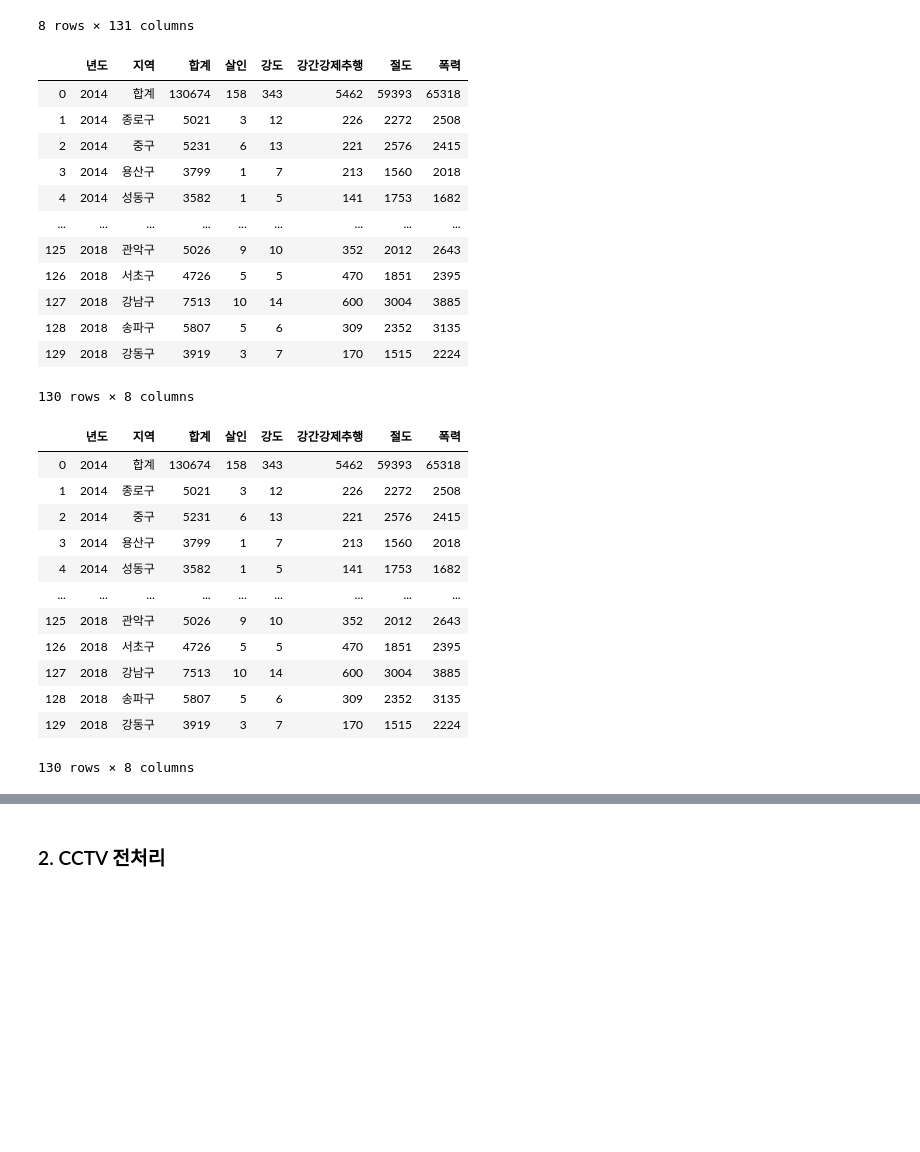
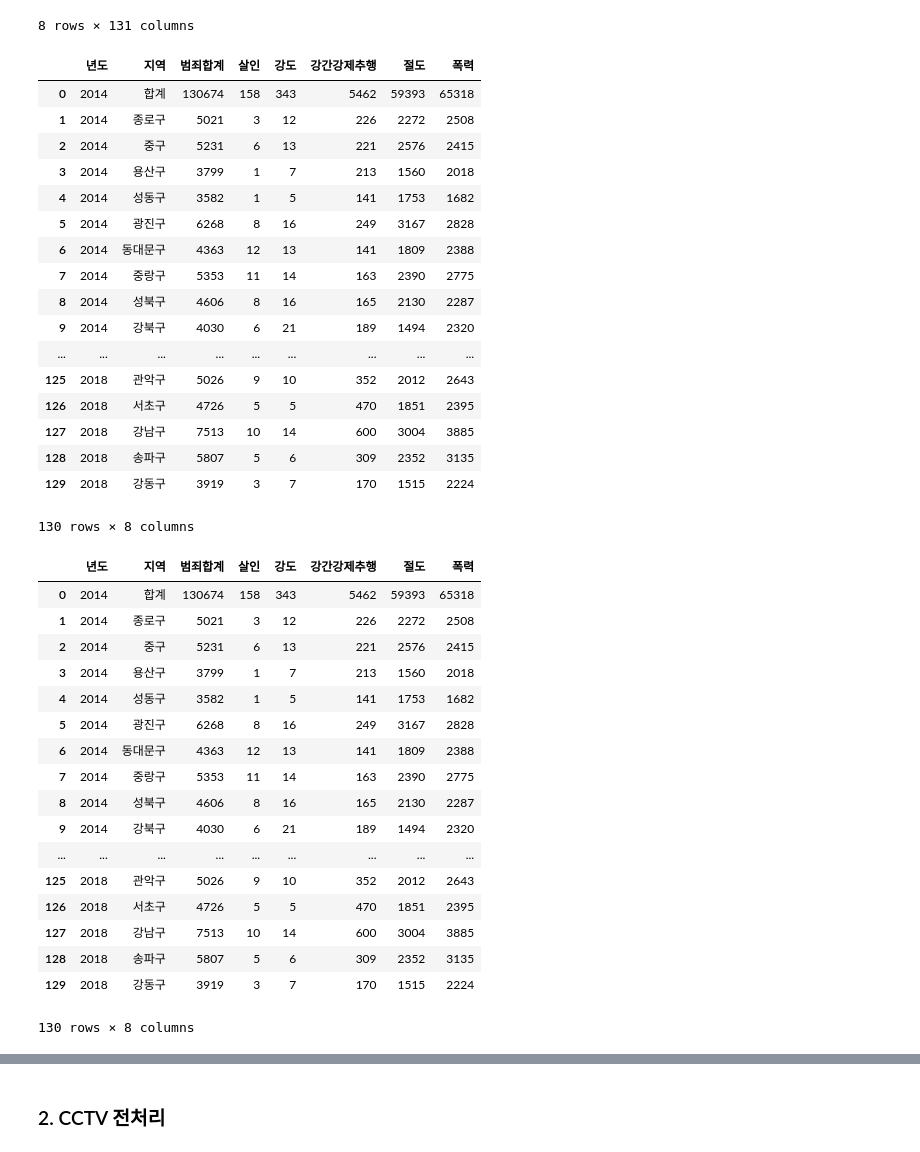
Before and after one commit to madfalc0n/Image-analysis-and-develope, a Jupyter notebook: project/first_project/project_v0.1.ipynb, the cells around one changed output, grey strips where cells are left out. Saved outputs shown, nothing was run; the diff lists cells and outputs as text; code cells hidden in the pictures; blank space fills up the shorter version.

```diff
--- a/project/first_project/project_v0.1.ipynb
+++ b/project/first_project/project_v0.1.ipynb
@@ -34,18 +33,24 @@ crime_list
 | 12 | 폭력 | 65318 | 2508 | 2415 | 2018 | 1682 | 2828 | 2388 | 2775 | 2287 | ... | ... |
 8 rows × 131 columns
 # %%
+#전치행렬 변환 및 컬럼 재정의
 t_crime_list = crime_list.T
-t_crime_list.columns = ['년도', '지역', '합계', '살인', '강도', '강간강제추행', '절도', '폭력']
+t_crime_list.columns = ['년도', '지역', '범죄합계', '살인', '강도', '강간강제추행', '절도', '폭력']
 t_crime_list.drop([0],axis=0, inplace = True)
 t_crime_list.reset_index(drop=True, inplace=True)
 t_crime_list
 # %% [output]
-|  | 년도 | 지역 | 합계 | 살인 | 강도 | 강간강제추행 | 절도 | 폭력 |
+|  | 년도 | 지역 | 범죄합계 | 살인 | 강도 | 강간강제추행 | 절도 | 폭력 |
 | 0 | 2014 | 합계 | 130674 | 158 | 343 | 5462 | 59393 | 65318 |
 | 1 | 2014 | 종로구 | 5021 | 3 | 12 | 226 | 2272 | 2508 |
 | 2 | 2014 | 중구 | 5231 | 6 | 13 | 221 | 2576 | 2415 |
 | 3 | 2014 | 용산구 | 3799 | 1 | 7 | 213 | 1560 | 2018 |
 | 4 | 2014 | 성동구 | 3582 | 1 | 5 | 141 | 1753 | 1682 |
+| 5 | 2014 | 광진구 | 6268 | 8 | 16 | 249 | 3167 | 2828 |
+| 6 | 2014 | 동대문구 | 4363 | 12 | 13 | 141 | 1809 | 2388 |
+| 7 | 2014 | 중랑구 | 5353 | 11 | 14 | 163 | 2390 | 2775 |
+| 8 | 2014 | 성북구 | 4606 | 8 | 16 | 165 | 2130 | 2287 |
+| 9 | 2014 | 강북구 | 4030 | 6 | 21 | 189 | 1494 | 2320 |
 | ... | ... | ... | ... | ... | ... | ... | ... | ... |
 | 125 | 2018 | 관악구 | 5026 | 9 | 10 | 352 | 2012 | 2643 |
 | 126 | 2018 | 서초구 | 4726 | 5 | 5 | 470 | 1851 | 2395 |
@@ -54,15 +59,21 @@ t_crime_list
 | 129 | 2018 | 강동구 | 3919 | 3 | 7 | 170 | 1515 | 2224 |
 130 rows × 8 columns
 # %%
-t_crime_list[['합계', '살인', '강도', '강간강제추행', '절도', '폭력']] = t_crime_list[['합계', '살인', '강도', '강간강제추행', '절도', '폭력']].astype(int)
+#데이터 형변환
+t_crime_list[['범죄합계', '살인', '강도', '강간강제추행', '절도', '폭력']] = t_crime_list[['범죄합계', '살인', '강도', '강간강제추행', '절도', '폭력']].astype(int)
 t_crime_list
 # %% [output]
-|  | 년도 | 지역 | 합계 | 살인 | 강도 | 강간강제추행 | 절도 | 폭력 |
+|  | 년도 | 지역 | 범죄합계 | 살인 | 강도 | 강간강제추행 | 절도 | 폭력 |
 | 0 | 2014 | 합계 | 130674 | 158 | 343 | 5462 | 59393 | 65318 |
 | 1 | 2014 | 종로구 | 5021 | 3 | 12 | 226 | 2272 | 2508 |
 | 2 | 2014 | 중구 | 5231 | 6 | 13 | 221 | 2576 | 2415 |
 | 3 | 2014 | 용산구 | 3799 | 1 | 7 | 213 | 1560 | 2018 |
 | 4 | 2014 | 성동구 | 3582 | 1 | 5 | 141 | 1753 | 1682 |
+| 5 | 2014 | 광진구 | 6268 | 8 | 16 | 249 | 3167 | 2828 |
+| 6 | 2014 | 동대문구 | 4363 | 12 | 13 | 141 | 1809 | 2388 |
+| 7 | 2014 | 중랑구 | 5353 | 11 | 14 | 163 | 2390 | 2775 |
+| 8 | 2014 | 성북구 | 4606 | 8 | 16 | 165 | 2130 | 2287 |
+| 9 | 2014 | 강북구 | 4030 | 6 | 21 | 189 | 1494 | 2320 |
 | ... | ... | ... | ... | ... | ... | ... | ... | ... |
 | 125 | 2018 | 관악구 | 5026 | 9 | 10 | 352 | 2012 | 2643 |
 | 126 | 2018 | 서초구 | 4726 | 5 | 5 | 470 | 1851 | 2395 |
```
Also changed, not shown: parts of 16 cells of this notebook, 2 other files.
